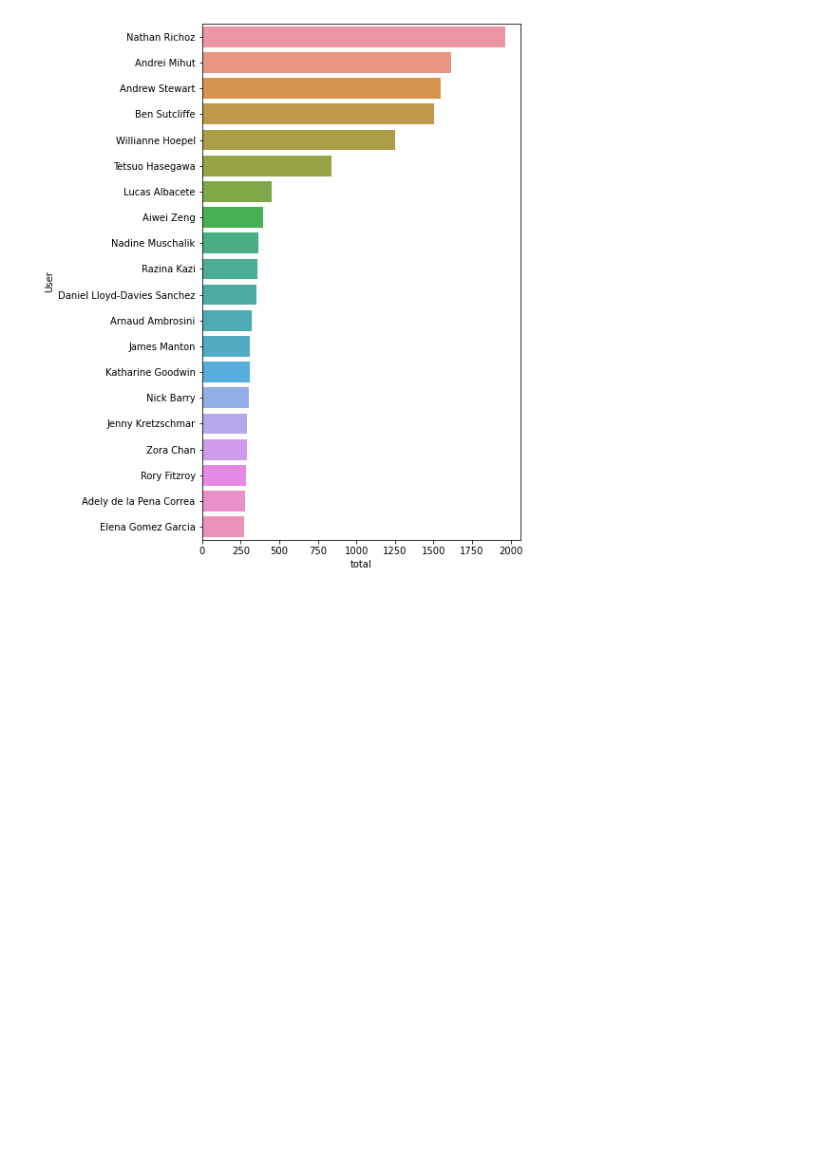
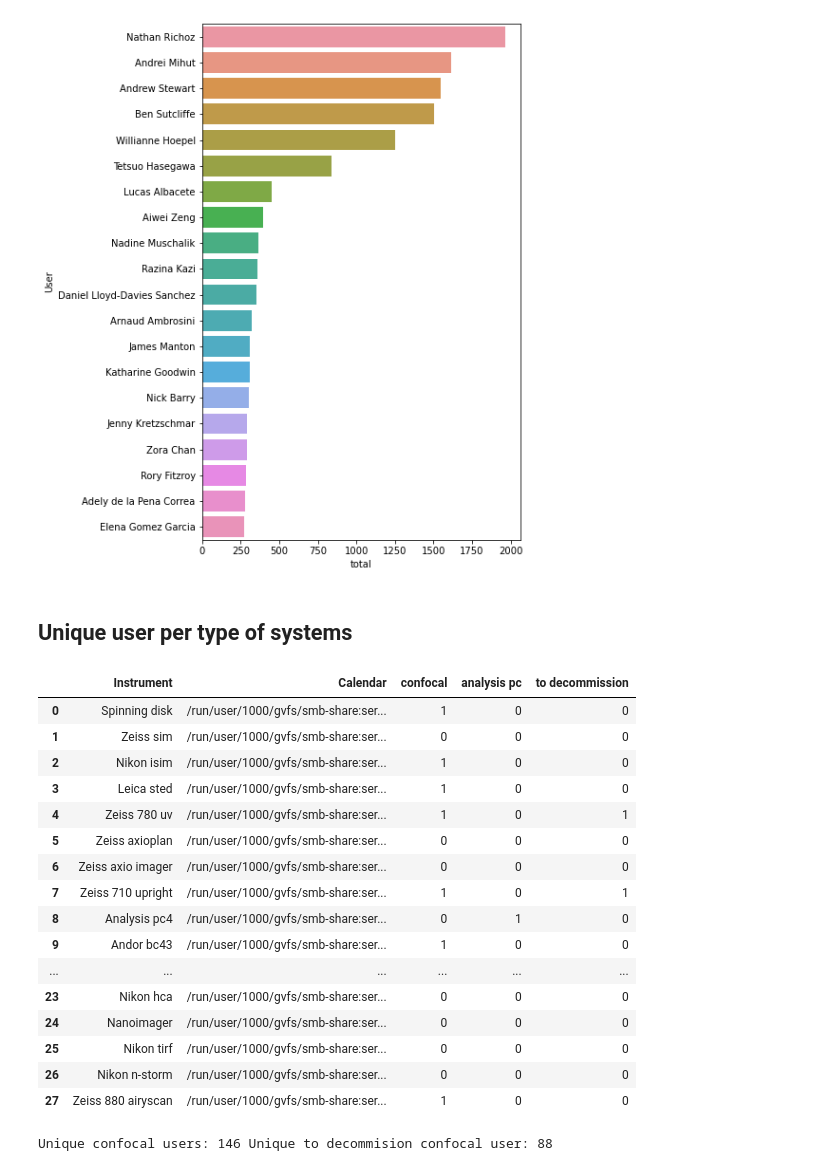
Before and after one commit to jboulanger/UsageStats, a Jupyter notebook: Usage Stats Analytics.ipynb, the cells around one changed output. Drawn from its saved outputs; the diff is of its cells as text; code cells hidden in the pictures; blank space fills up the shorter version.

```diff
--- a/Usage Stats Analytics.ipynb
+++ b/Usage Stats Analytics.ipynb
@@ -294,0 +293,36 @@ pd.read_csv(attributes)
+# %% [markdown]
+## Unique user per type of systems
+# %%
+attributes = pd.read_csv(attributes_file)
+attributes['Instrument'] = [data.calendar_to_instrument_name(Path(x)) for x in attributes['Instrument']]
+instruments.merge(attributes, how='inner', on='Instrument')
+# %% [output]
+|  | Instrument | Calendar | confocal | analysis pc | to decommission |
+| 0 | Spinning disk | /run/user/1000/gvfs/smb-share:ser... | 1 | 0 | 0 |
+| 1 | Zeiss sim | /run/user/1000/gvfs/smb-share:ser... | 0 | 0 | 0 |
+| 2 | Nikon isim | /run/user/1000/gvfs/smb-share:ser... | 1 | 0 | 0 |
+| 3 | Leica sted | /run/user/1000/gvfs/smb-share:ser... | 1 | 0 | 0 |
+| 4 | Zeiss 780 uv | /run/user/1000/gvfs/smb-share:ser... | 1 | 0 | 1 |
+| 5 | Zeiss axioplan | /run/user/1000/gvfs/smb-share:ser... | 0 | 0 | 0 |
+| 6 | Zeiss axio imager | /run/user/1000/gvfs/smb-share:ser... | 0 | 0 | 0 |
+| 7 | Zeiss 710 upright | /run/user/1000/gvfs/smb-share:ser... | 1 | 0 | 1 |
+| 8 | Analysis pc4 | /run/user/1000/gvfs/smb-share:ser... | 0 | 1 | 0 |
+| 9 | Andor bc43 | /run/user/1000/gvfs/smb-share:ser... | 1 | 0 | 0 |
+| ... | ... | ... | ... | ... | ... |
+| 23 | Nikon hca | /run/user/1000/gvfs/smb-share:ser... | 0 | 0 | 0 |
+| 24 | Nanoimager | /run/user/1000/gvfs/smb-share:ser... | 0 | 0 | 0 |
+| 25 | Nikon tirf | /run/user/1000/gvfs/smb-share:ser... | 0 | 0 | 0 |
+| 26 | Nikon n-storm | /run/user/1000/gvfs/smb-share:ser... | 0 | 0 | 0 |
+| 27 | Zeiss 880 airyscan | /run/user/1000/gvfs/smb-share:ser... | 1 | 0 | 0 |
+# %%
+# unique number of confocal users
+tmp = bookings.merge(attributes, how='inner', on='Instrument')
+n1 = len(tmp[tmp['confocal']==1]['User'].unique())
+
+# unique number of confocal users
+tmp = bookings.merge(attributes, how='inner', on='Instrument')
+n2 = len(tmp[(tmp['to decommission']==1) & (tmp['confocal']==1)]['User'].unique())
+
+print('Unique confocal users:',n1,'Unique to decommision confocal user:',n2)
+# %% [output]
+Unique confocal users: 146 Unique to decommision confocal user: 88
```
Also changed, not shown: parts of 1 cell of this notebook, 8 other files.
